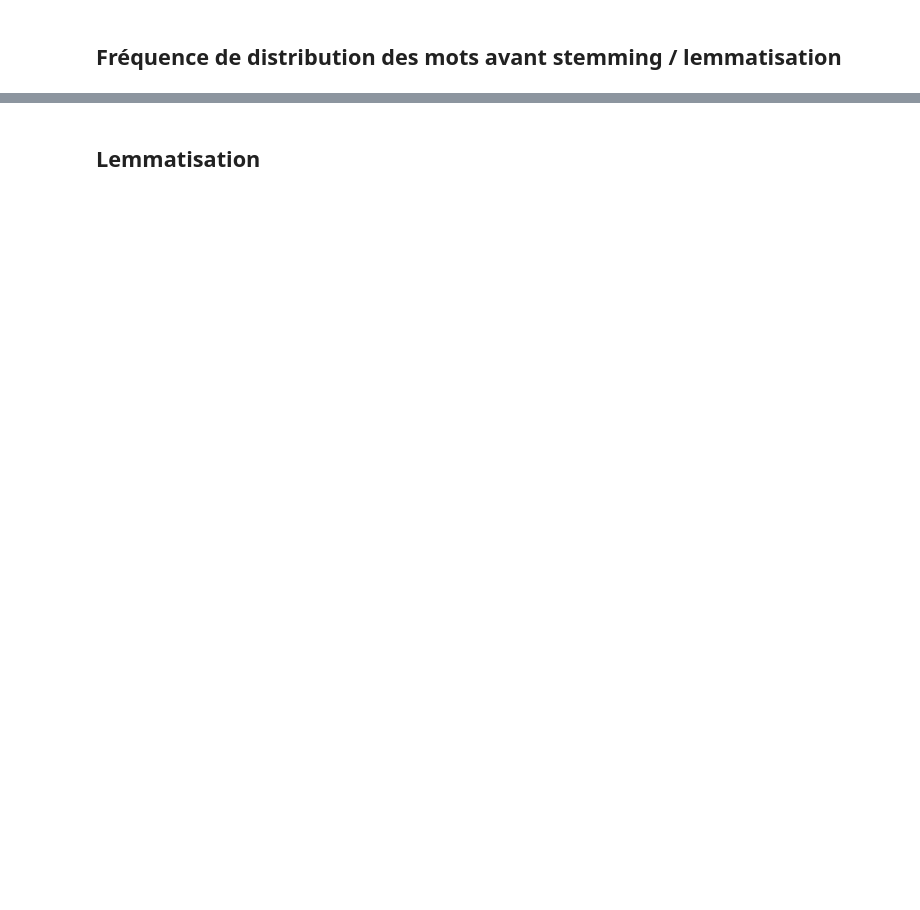
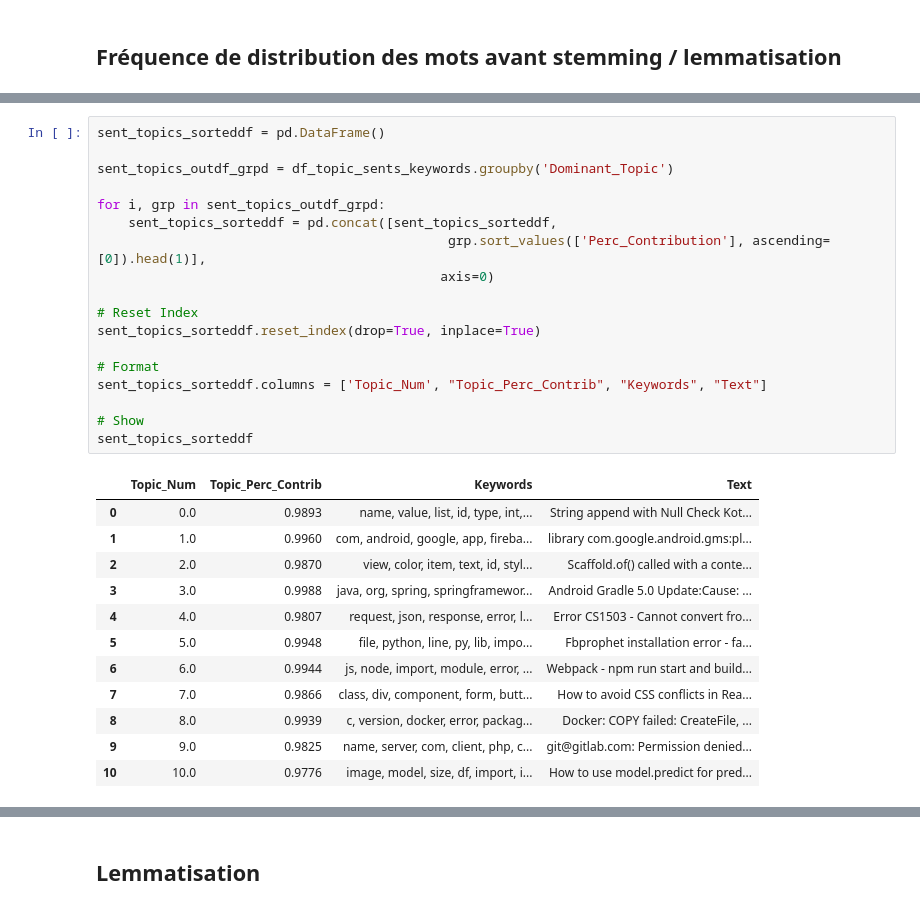
Before and after one commit to cedricsoares/openclassrooms-categoriser-automatiquement-des-questions, a Jupyter notebook: P5_01_notebookexploration.ipynb, the cells around one changed output, grey strips where cells are left out. Cells and saved outputs as stored; diff of their text form; blank space fills up the shorter version.

```diff
--- a/P5_01_notebookexploration.ipynb
+++ b/P5_01_notebookexploration.ipynb
@@ -703,0 +1224,31 @@ word_dist_not_truncated[word_dist_not_truncated["Frequency"]>=1000].shape[0]
+# %%
+sent_topics_sorteddf = pd.DataFrame()
+
+sent_topics_outdf_grpd = df_topic_sents_keywords.groupby('Dominant_Topic')
+
+for i, grp in sent_topics_outdf_grpd:
+    sent_topics_sorteddf = pd.concat([sent_topics_sorteddf,
+                                             grp.sort_values(['Perc_Contribution'], ascending=[0]).head(1)],
+                                            axis=0)
+
+# Reset Index
+sent_topics_sorteddf.reset_index(drop=True, inplace=True)
+
+# Format
+sent_topics_sorteddf.columns = ['Topic_Num', "Topic_Perc_Contrib", "Keywords", "Text"]
+
+# Show
+sent_topics_sorteddf
+# %% [output]
+|  | Topic_Num | Topic_Perc_Contrib | Keywords | Text |
+| 0 | 0.0 | 0.9893 | name, value, list, id, type, int,... | String append with Null Check Kot... |
+| 1 | 1.0 | 0.9960 | com, android, google, app, fireba... | library com.google.android.gms:pl... |
+| 2 | 2.0 | 0.9870 | view, color, item, text, id, styl... | Scaffold.of() called with a conte... |
+| 3 | 3.0 | 0.9988 | java, org, spring, springframewor... | Android Gradle 5.0 Update:Cause: ... |
+| 4 | 4.0 | 0.9807 | request, json, response, error, l... | Error CS1503 - Cannot convert fro... |
+| 5 | 5.0 | 0.9948 | file, python, line, py, lib, impo... | Fbprophet installation error - fa... |
+| 6 | 6.0 | 0.9944 | js, node, import, module, error, ... | Webpack - npm run start and build... |
+| 7 | 7.0 | 0.9866 | class, div, component, form, butt... | How to avoid CSS conflicts in Rea... |
+| 8 | 8.0 | 0.9939 | c, version, docker, error, packag... | Docker: COPY failed: CreateFile, ... |
+| 9 | 9.0 | 0.9825 | name, server, com, client, php, c... | git@gitlab.com: Permission denied... |
+| 10 | 10.0 | 0.9776 | image, model, size, df, import, i... | How to use model.predict for pred... |
```
Also changed, not shown: parts of 51 cells of this notebook, 1 other file.
